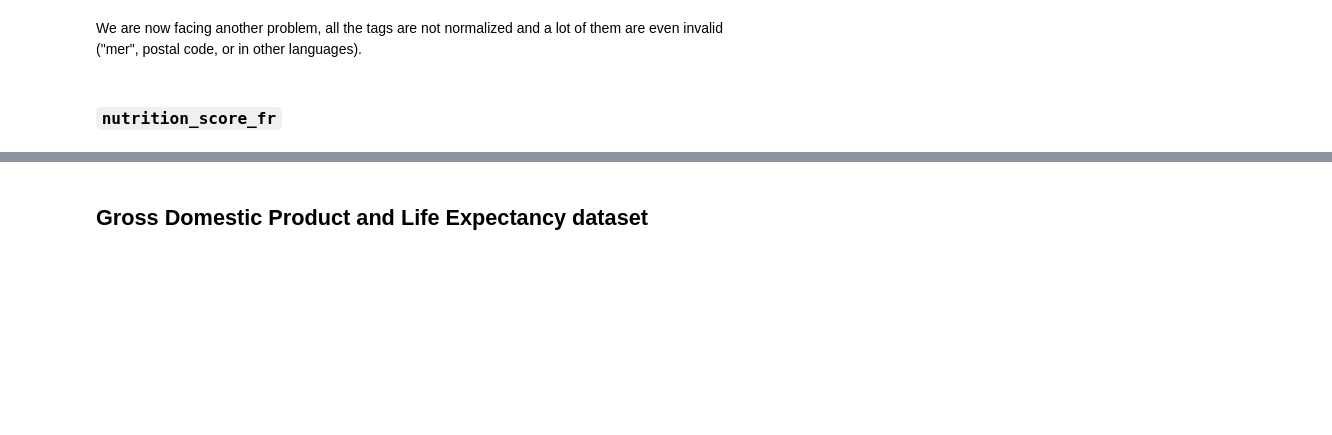
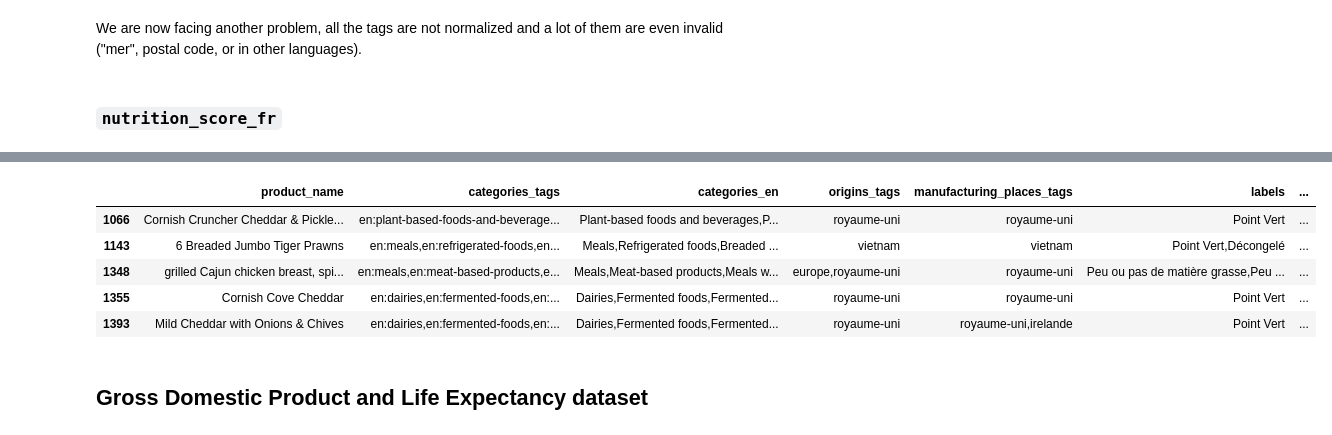
Before and after one commit to coiL10/AdamanTeam, a Jupyter notebook: milestone2.ipynb, the cells around one changed output, grey strips where cells are left out. Saved outputs shown, nothing was run; the diff lists cells and outputs as text; code cells hidden in the pictures; blank space fills up the shorter version.

```diff
--- a/milestone2.ipynb
+++ b/milestone2.ipynb
@@ -268,3 +271,14 @@ We are now facing another problem, all the tags are not normalized and a lot of
+# %%
+mapping_nutrition = {'a': 5, 'b': 4, 'c': 3, 'd': 2, 'e': 1, 'f': 0}
+mapped = selected_data.dropna().replace({'nutrition_grade_fr': mapping_nutrition})
+mapped.head()
+# %% [output]
+|  | product_name | categories_tags | categories_en | origins_tags | manufacturing_places_tags | labels | ... |
+| 1066 | Cornish Cruncher Cheddar & Pickle... | en:plant-based-foods-and-beverage... | Plant-based foods and beverages,P... | royaume-uni | royaume-uni | Point Vert | ... |
+| 1143 | 6 Breaded Jumbo Tiger Prawns | en:meals,en:refrigerated-foods,en... | Meals,Refrigerated foods,Breaded ... | vietnam | vietnam | Point Vert,Décongelé | ... |
+| 1348 | grilled Cajun chicken breast, spi... | en:meals,en:meat-based-products,e... | Meals,Meat-based products,Meals w... | europe,royaume-uni | royaume-uni | Peu ou pas de matière grasse,Peu ... | ... |
+| 1355 | Cornish Cove Cheddar | en:dairies,en:fermented-foods,en:... | Dairies,Fermented foods,Fermented... | royaume-uni | royaume-uni | Point Vert | ... |
+| 1393 | Mild Cheddar with Onions & Chives | en:dairies,en:fermented-foods,en:... | Dairies,Fermented foods,Fermented... | royaume-uni | royaume-uni,irelande | Point Vert | ... |
 # %% [markdown]
 ## Gross Domestic Product and Life Expectancy dataset
 # %%
```
Also changed, not shown: parts of 35 cells of this notebook.
